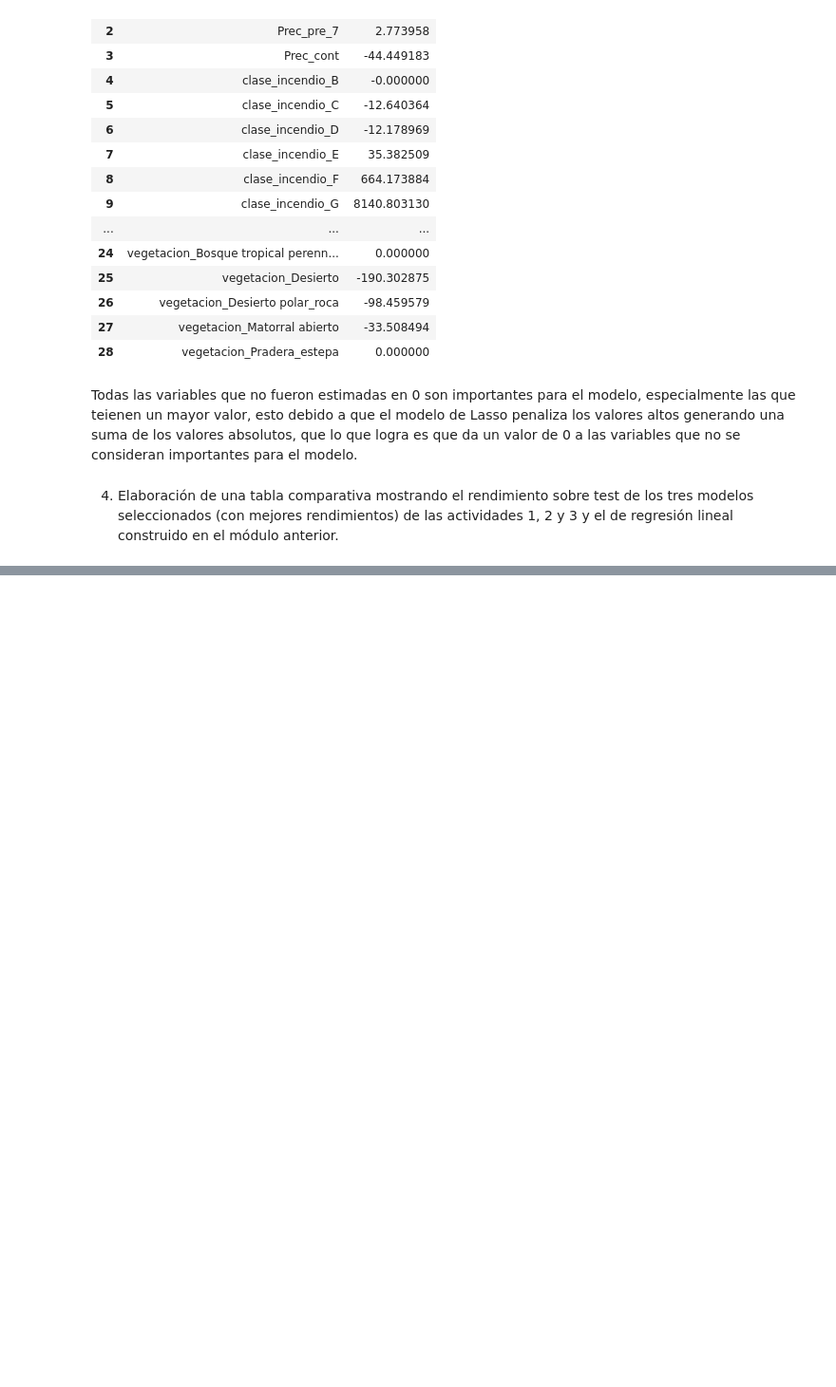
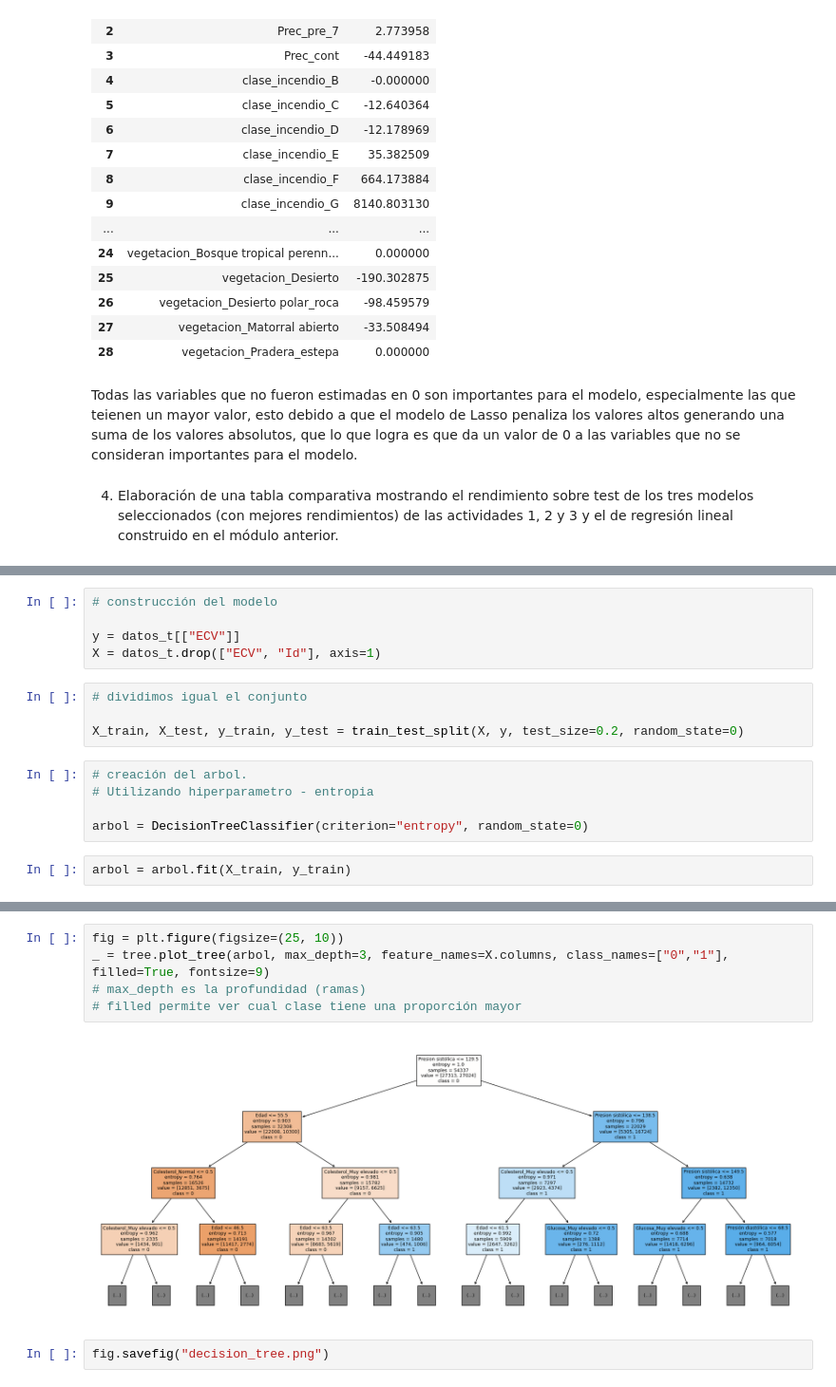
Before and after one commit to onavarrete04/Introduccion-Ciencia-Datos, a Jupyter notebook: 2023_MML.ipynb, the cells around one changed output, grey strips where cells are left out. Shown at 95% size. Cells and saved outputs as stored; diff of their text form; blank space fills up the shorter version.

Commit message:
Entendiendo los arboles de decisiones y la entropía

```diff
--- a/2023_MML.ipynb
+++ b/2023_MML.ipynb
@@ -1982,0 +2272,16 @@ comparativa
+# %%
+# construcción del modelo
+
+y = datos_t[["ECV"]]
+X = datos_t.drop(["ECV", "Id"], axis=1)
+# %%
+# dividimos igual el conjunto
+
+X_train, X_test, y_train, y_test = train_test_split(X, y, test_size=0.2, random_state=0)
+# %%
+# creación del arbol.
+# Utilizando hiperparametro - entropia
+
+arbol = DecisionTreeClassifier(criterion="entropy", random_state=0)
+# %%
+arbol = arbol.fit(X_train, y_train)
@@ -1982,0 +2333,9 @@ comparativa
+# %%
+fig = plt.figure(figsize=(25, 10))
+_ = tree.plot_tree(arbol, max_depth=3, feature_names=X.columns, class_names=["0","1"], filled=True, fontsize=9)
+# max_depth es la profundidad (ramas)
+# filled permite ver cual clase tiene una proporción mayor
+# %% [output]
+[figure, added]
+# %%
+fig.savefig("decision_tree.png")
```
Also changed, not shown: parts of 32 cells of this notebook, 1 other file.
